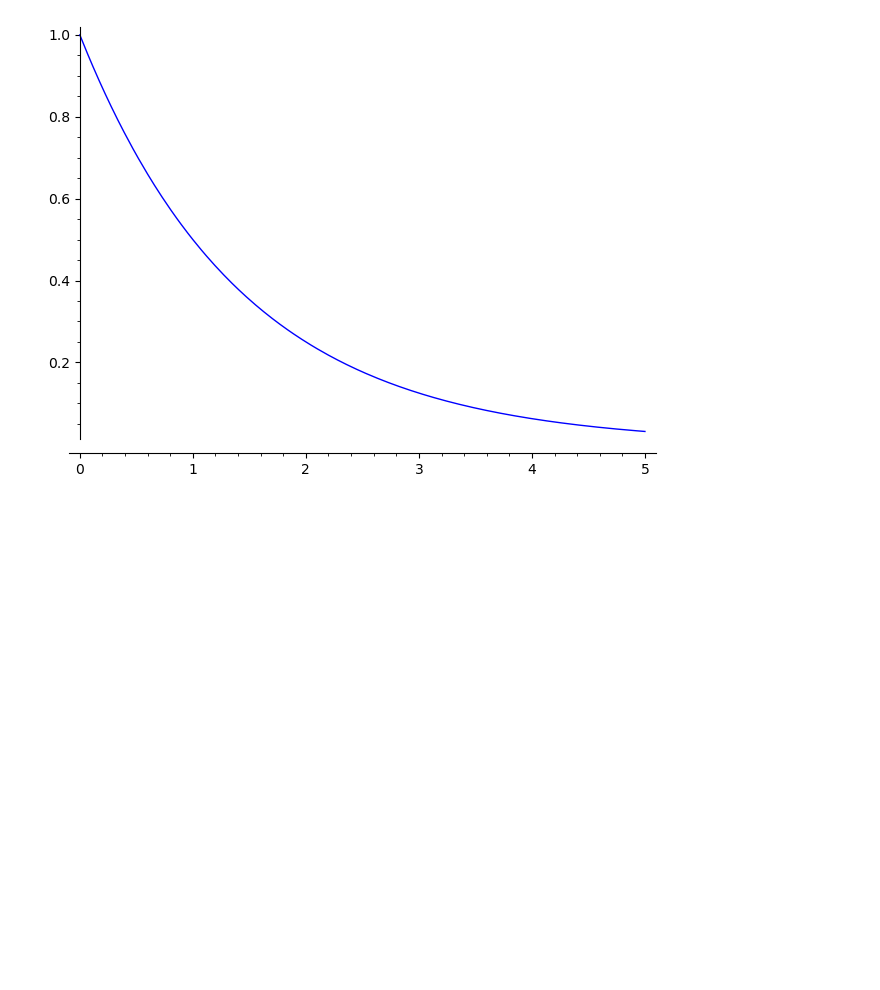
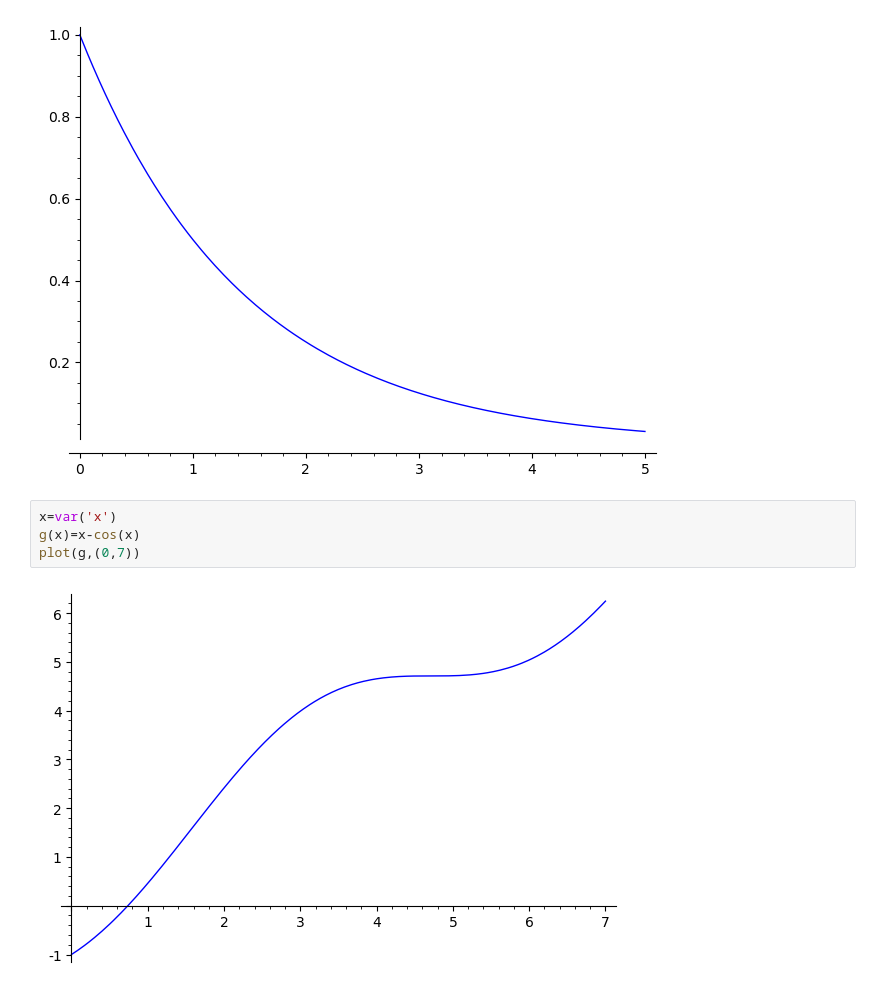
Before and after one commit to adhalanay/curs-ecologie, a Jupyter notebook: Cursul3.ipynb, the cells around one changed output. Drawn from its saved outputs; the diff is of its cells as text; blank space fills up the shorter version.

```diff
--- a/Cursul3.ipynb
+++ b/Cursul3.ipynb
@@ -134,3 +134,9 @@ f(t)=0.5^t
 plot(f,(0,5))
 # %% [output]
 [figure]
+# %%
+x=var('x')
+g(x)=x-cos(x)
+plot(g,(0,7))
+# %% [output]
+[figure, added]
```
Also changed, not shown: parts of 6 cells of this notebook.
